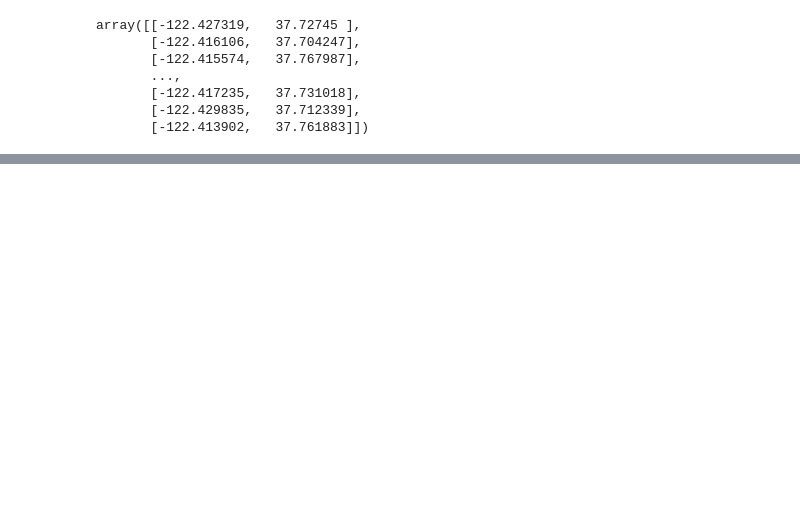
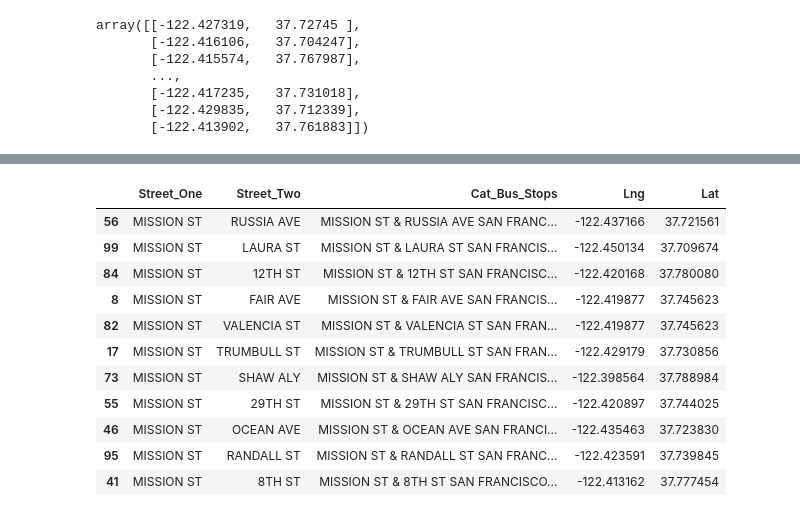
Before and after one commit to alexlimofficial/employee-shuttle-route-optimization, a Jupyter notebook: employee-shuttle-route-optimization.ipynb, the cells around one changed output, grey strips where cells are left out. Drawn from its saved outputs; the diff is of its cells as text; code cells hidden in the pictures; blank space fills up the shorter version.

```diff
--- a/employee-shuttle-route-optimization.ipynb
+++ b/employee-shuttle-route-optimization.ipynb
@@ -509,0 +860,17 @@ Loading BokehJS ...
+# %%
+index_list = [56, 99, 84, 8, 82, 17, 73, 55, 46, 95, 41]
+# %%
+potential_bus_stops.loc[index_list]
+# %% [output]
+|  | Street_One | Street_Two | Cat_Bus_Stops | Lng | Lat |
+| 56 | MISSION ST | RUSSIA AVE | MISSION ST & RUSSIA AVE SAN FRANC... | -122.437166 | 37.721561 |
+| 99 | MISSION ST | LAURA ST | MISSION ST & LAURA ST SAN FRANCIS... | -122.450134 | 37.709674 |
+| 84 | MISSION ST | 12TH ST | MISSION ST & 12TH ST SAN FRANCISC... | -122.420168 | 37.780080 |
+| 8 | MISSION ST | FAIR AVE | MISSION ST & FAIR AVE SAN FRANCIS... | -122.419877 | 37.745623 |
+| 82 | MISSION ST | VALENCIA ST | MISSION ST & VALENCIA ST SAN FRAN... | -122.419877 | 37.745623 |
+| 17 | MISSION ST | TRUMBULL ST | MISSION ST & TRUMBULL ST SAN FRAN... | -122.429179 | 37.730856 |
+| 73 | MISSION ST | SHAW ALY | MISSION ST & SHAW ALY SAN FRANCIS... | -122.398564 | 37.788984 |
+| 55 | MISSION ST | 29TH ST | MISSION ST & 29TH ST SAN FRANCISC... | -122.420897 | 37.744025 |
+| 46 | MISSION ST | OCEAN AVE | MISSION ST & OCEAN AVE SAN FRANCI... | -122.435463 | 37.723830 |
+| 95 | MISSION ST | RANDALL ST | MISSION ST & RANDALL ST SAN FRANC... | -122.423591 | 37.739845 |
+| 41 | MISSION ST | 8TH ST | MISSION ST & 8TH ST SAN FRANCISCO... | -122.413162 | 37.777454 |
```
Also changed, not shown: parts of 33 cells of this notebook.
